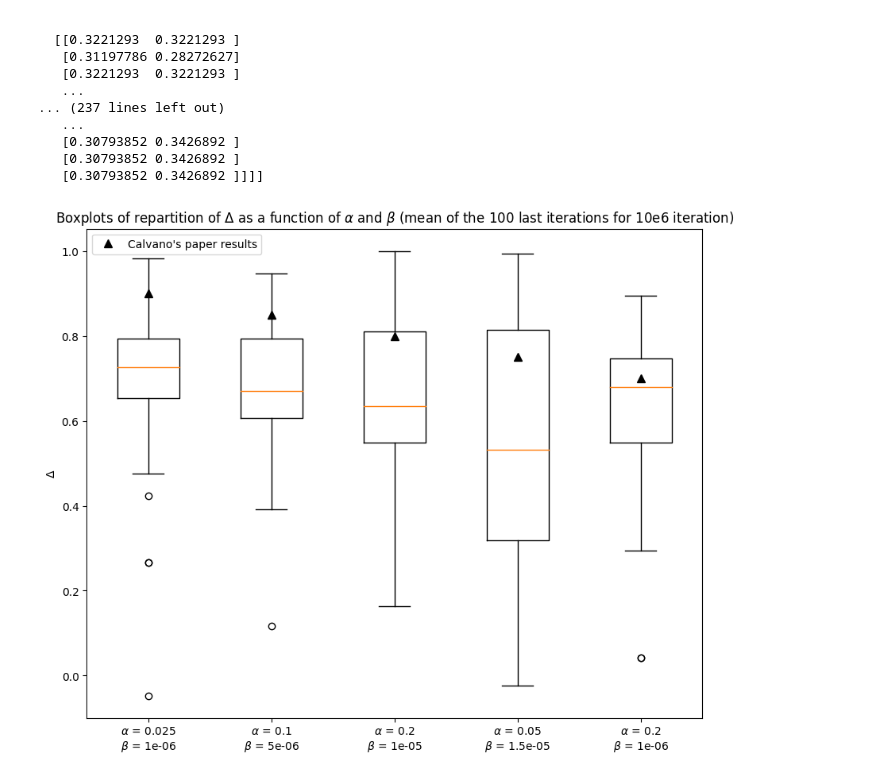
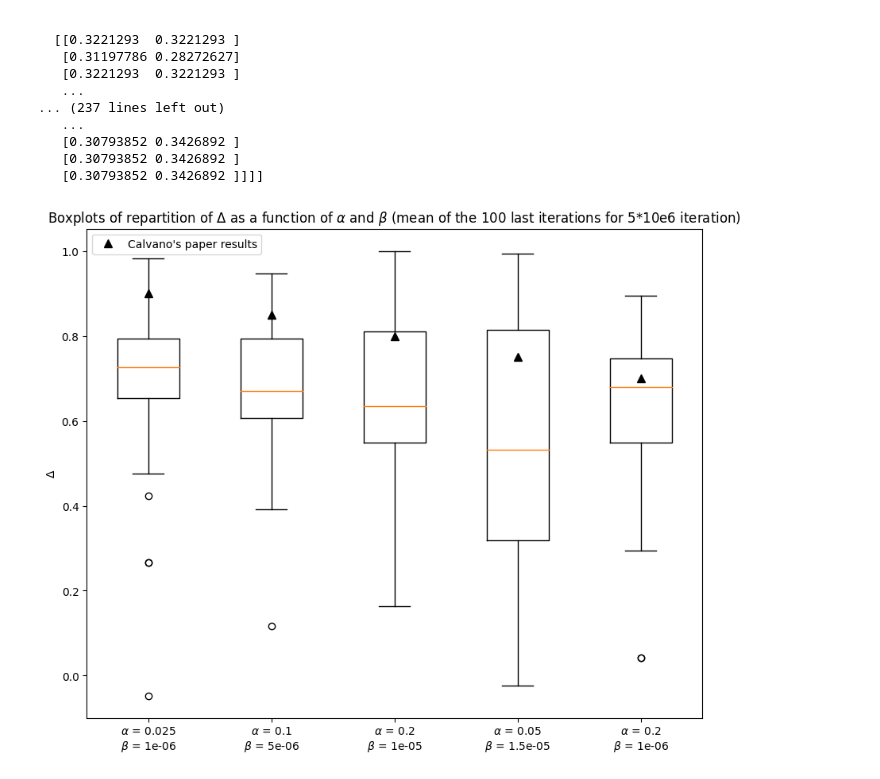
Before and after one commit to Suzie14/RLandPricing, a Jupyter notebook: notebooks/replication_calvano.ipynb, the cells around one changed output. Saved outputs shown, nothing was run; the diff lists cells and outputs as text; code cells hidden in the pictures.

Commit message:
new graph

```diff
--- a/notebooks/replication_calvano.ipynb
+++ b/notebooks/replication_calvano.ipynb
@@ -402,32 +402,32 @@ data = [box[param_ind] for param_ind in range(len(aggregated_agents))]
 
 fig, ax = plt.subplots(figsize=(10, 8))
 
 # Tracer les boxplots
 ax.boxplot(data,
            notch=False,
            positions=[1,2,3,4,5])
 
 # Personnaliser les axes
 ax.set_xticks([1,2,3,4,5])
 ax.set_xticklabels([f'$\\alpha$ = {rep[graph_num][0]}\n$\\beta$ = {round(rep[graph_num][1],8)}' for graph_num
          in range(len(rep))])
 
 ax.set_ylabel('$\\Delta$')
 
 #Calvano's results
 h1 = ax.plot(1, 0.9, 'k^', markersize=7)
 handle = h1
 leg = ["Calvano's paper results"]
 ax.plot(2, 0.85, 'k^', markersize=7)
 ax.plot(3, 0.8, 'k^', markersize=7)
 ax.plot(4, 0.75, 'k^', markersize=7)
 ax.plot(5, 0.7, 'k^', markersize=7)
 
 
 plt.legend(handle, leg)
 # Ajouter un titre
-plt.title('Boxplots of repartition of $\\Delta$ as a function of $\\alpha$ and $\\beta$ (mean of the 100 last iterations for 10e6 iteration)')
+plt.title('Boxplots of repartition of $\\Delta$ as a function of $\\alpha$ and $\\beta$ (mean of the 100 last iterations for 5*10e6 iteration)')
 
 plt.show()
 # %% [output]
-[figure, old version]
+[figure, new version]
```
Also changed, not shown: parts of 1 cell of this notebook.
